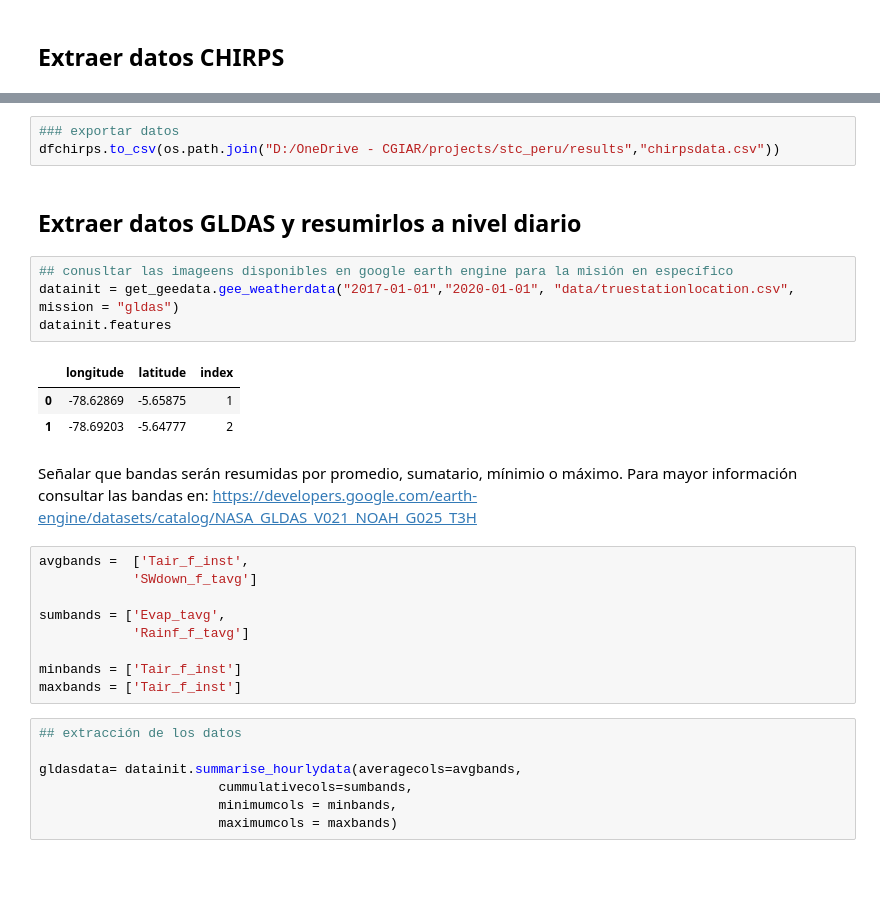
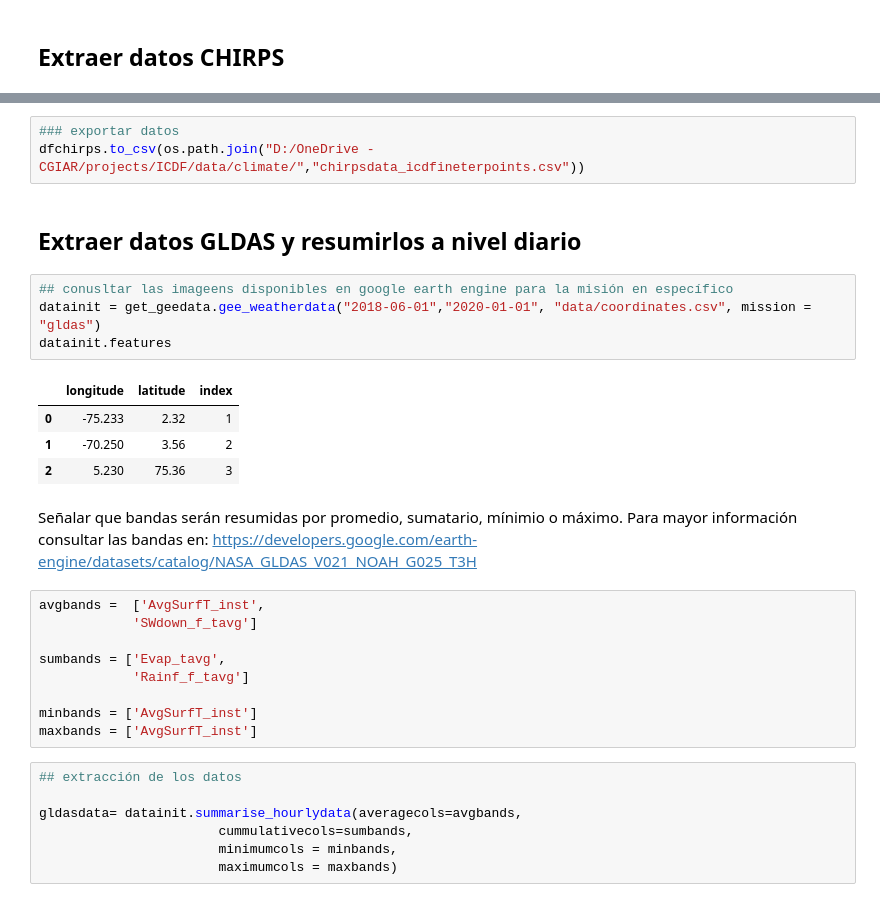
Before and after one commit to anaguilarar/gee_NOAA, a Jupyter notebook: Descargar clima de GEE.ipynb, the cells around one changed output, grey strips where cells are left out. Drawn from its saved outputs; the diff is of its cells as text; blank space fills up the shorter version.

```diff
--- a/Descargar clima de GEE.ipynb
+++ b/Descargar clima de GEE.ipynb
@@ -114,28 +117,29 @@ datachirps.plot_CHIRPS(feature_index= 1)
 # %%
 ### exportar datos
-dfchirps.to_csv(os.path.join("D:/OneDrive - CGIAR/projects/stc_peru/results","chirpsdata.csv"))
+dfchirps.to_csv(os.path.join("D:/OneDrive - CGIAR/projects/ICDF/data/climate/","chirpsdata_icdfineterpoints.csv"))
 # %% [markdown]
 ## Extraer datos GLDAS y resumirlos a nivel diario
 # %%
 ## conusltar las imageens disponibles en google earth engine para la misión en específico
-datainit = get_geedata.gee_weatherdata("2017-01-01","2020-01-01", "data/truestationlocation.csv", mission = "gldas")
+datainit = get_geedata.gee_weatherdata("2018-06-01","2020-01-01", "data/coordinates.csv", mission = "gldas")
 datainit.features
 # %% [output]
 |  | longitude | latitude | index |
-| 0 | -78.62869 | -5.65875 | 1 |
-| 1 | -78.69203 | -5.64777 | 2 |
+| 0 | -75.233 | 2.32 | 1 |
+| 1 | -70.250 | 3.56 | 2 |
+| 2 | 5.230 | 75.36 | 3 |
 # %% [markdown]
 Señalar que bandas serán resumidas por promedio, sumatario, mínimio o máximo.
 Para mayor información consultar las bandas en: https://developers.google.com/earth-engine/datasets/catalog/NASA_GLDAS_V021_NOAH_G025_T3H
 # %%
-avgbands =  ['Tair_f_inst',
+avgbands =  ['AvgSurfT_inst',
             'SWdown_f_tavg']
 
 sumbands = ['Evap_tavg',
             'Rainf_f_tavg']
 
-minbands = ['Tair_f_inst']
-maxbands = ['Tair_f_inst']
+minbands = ['AvgSurfT_inst']
+maxbands = ['AvgSurfT_inst']
 # %%
 ## extracción de los datos
 
```
Also changed, not shown: parts of 15 cells of this notebook.
